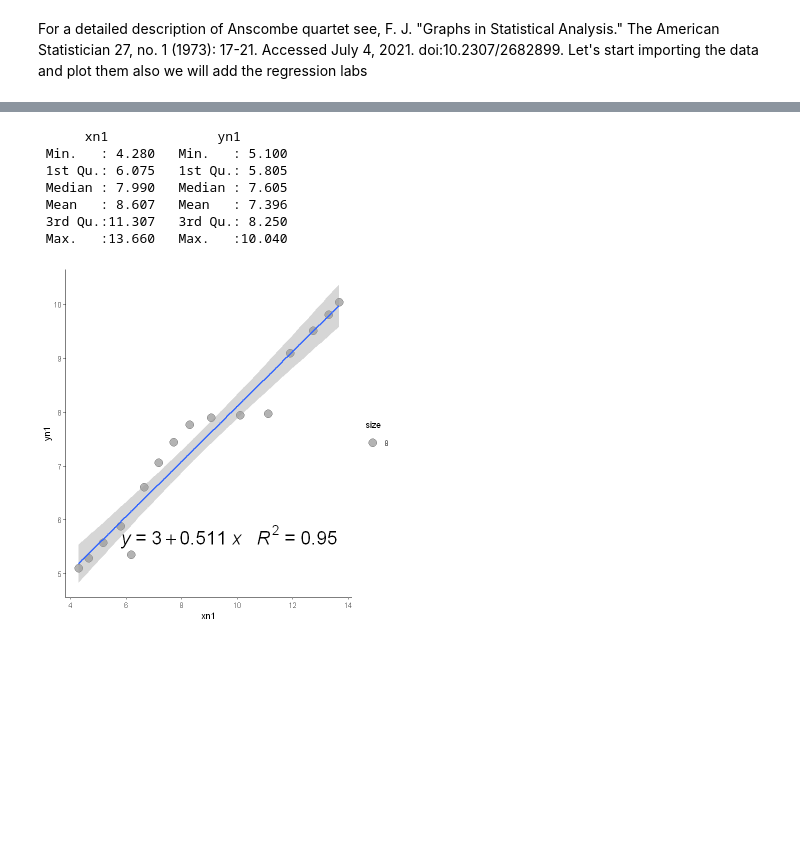
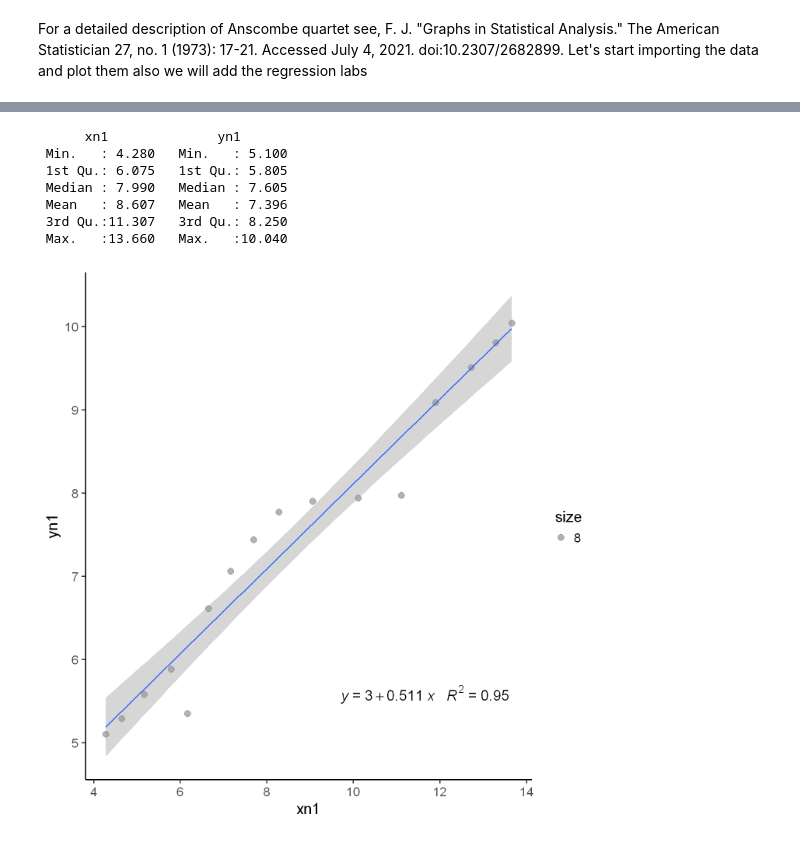
Before and after one commit to jojosgithub/blog, a Jupyter notebook: _notebooks/2021-07-04-anscombe.ipynb, the cells around one changed output, grey strips where cells are left out. Saved outputs shown, nothing was run; the diff lists cells and outputs as text; code cells hidden in the pictures; blank space fills up the shorter version.

```diff
--- a/_notebooks/2021-07-04-anscombe.ipynb
+++ b/_notebooks/2021-07-04-anscombe.ipynb
@@ -133,29 +101,28 @@ a
 # %%
 
 #an example of manually creating a simmetric dataset (look at the R with more points as expected and also compare the stats..
 #the secret is all in the simmetry)
-options(repr.plot.width=6, repr.plot.height=6)
 
 xn1 <- c(4.28,4.65,5.17, 5.79, 6.17, 6.65, 7.17, 7.70, 8.28, 9.06, 10.11,11.11, 11.90,12.73,13.29, 13.66)
 yn1 <- c(5.10, 5.29, 5.58, 5.88, 5.35, 6.61, 7.06, 7.44, 7.77, 7.90, 7.94, 7.97, 9.09, 9.51, 9.81, 10.04)
 
 
 datn1 <- data.frame(xn1,yn1)
 
 pnew <- ggplot(datn1, aes(x = xn1, y= yn1)) +
   geom_point(aes(size = 8),alpha = 0.3) +
   geom_smooth(method = "lm", formula = formula, se = T) +
   stat_poly_eq(aes(label = paste(..eq.label.., ..rr.label.., sep = "~~~")),
                label.x.npc = "right", label.y.npc = 0.15,
                formula = formula, parse = TRUE, size = 8)
-pnew + theme_classic()
+pnew + theme_classic(base_size=24)
 summary(datn1)
 # %% [output]
       xn1              yn1
  Min.   : 4.280   Min.   : 5.100
  1st Qu.: 6.075   1st Qu.: 5.805
  Median : 7.990   Median : 7.605
  Mean   : 8.607   Mean   : 7.396
  3rd Qu.:11.307   3rd Qu.: 8.250
  Max.   :13.660   Max.   :10.040
-[figure, old version]
+[figure, new version]
```
Also changed, not shown: parts of 2 cells of this notebook.
